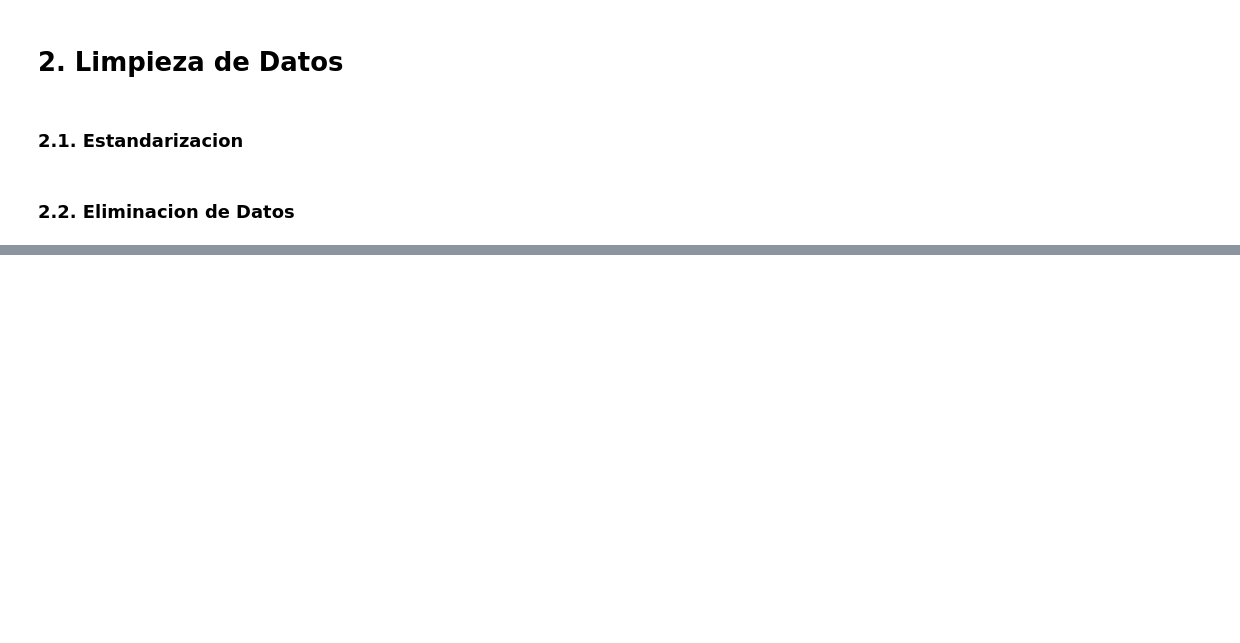
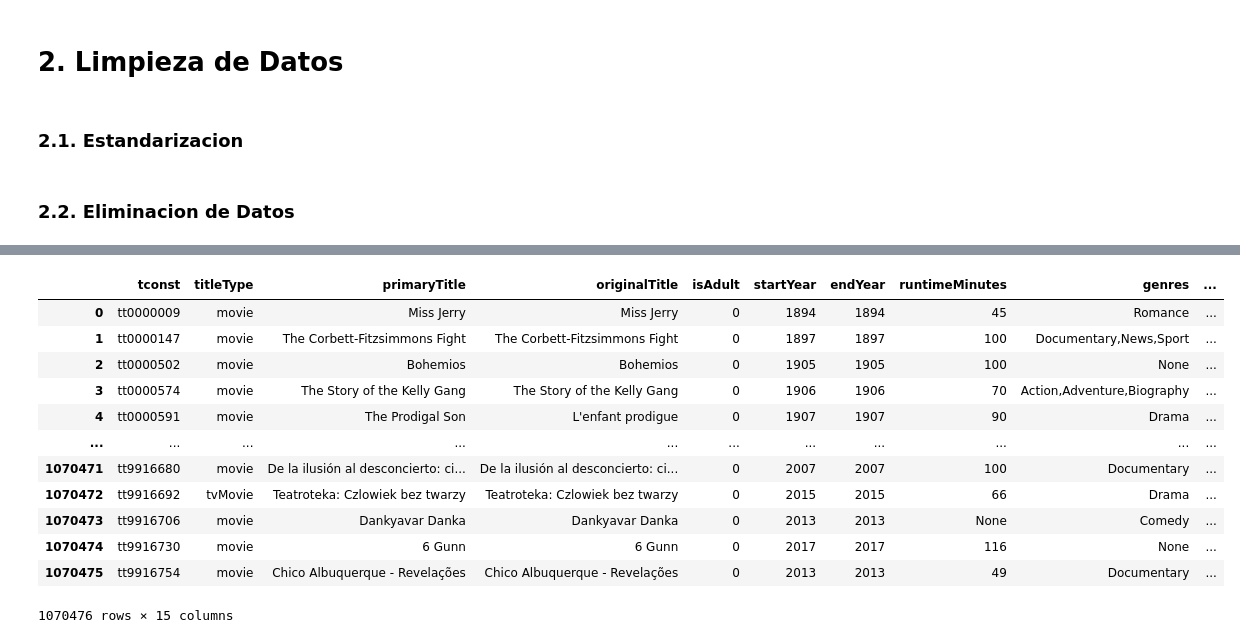
Before and after one commit to Michea1023/Cinema, a Jupyter notebook: ETL.ipynb, the cells around one changed output, grey strips where cells are left out. Cells and saved outputs as stored; diff of their text form; code cells hidden in the pictures; blank space fills up the shorter version.

```diff
--- a/ETL.ipynb
+++ b/ETL.ipynb
@@ -48,7 +48,22 @@ nm = nm[nm["primaryName"].notnull()] # & nm["birthYear"].notnull()
 # %%
 tt = tt[tt["titleType"].isin(["movie", "tvMiniSeries", "tvMovie", "tvSeries"])]
 tt.loc[tt['titleType'].isin(['movie', 'tvMovie']), 'endYear'] = tt.loc[tt['titleType'].isin(['movie', 'tvMovie']), 'startYear']
 tt = pd.merge(tt, rating, on="tconst", how="left")
 tt = pd.merge(tt, rev, on="tconst", how="left")
+tt
+# %% [output]
+|  | tconst | titleType | primaryTitle | originalTitle | isAdult | startYear | endYear | runtimeMinutes | genres | ... |
+| 0 | tt0000009 | movie | Miss Jerry | Miss Jerry | 0 | 1894 | 1894 | 45 | Romance | ... |
+| 1 | tt0000147 | movie | The Corbett-Fitzsimmons Fight | The Corbett-Fitzsimmons Fight | 0 | 1897 | 1897 | 100 | Documentary,News,Sport | ... |
+| 2 | tt0000502 | movie | Bohemios | Bohemios | 0 | 1905 | 1905 | 100 | None | ... |
+| 3 | tt0000574 | movie | The Story of the Kelly Gang | The Story of the Kelly Gang | 0 | 1906 | 1906 | 70 | Action,Adventure,Biography | ... |
+| 4 | tt0000591 | movie | The Prodigal Son | L'enfant prodigue | 0 | 1907 | 1907 | 90 | Drama | ... |
+| ... | ... | ... | ... | ... | ... | ... | ... | ... | ... | ... |
+| 1070471 | tt9916680 | movie | De la ilusión al desconcierto: ci... | De la ilusión al desconcierto: ci... | 0 | 2007 | 2007 | 100 | Documentary | ... |
+| 1070472 | tt9916692 | tvMovie | Teatroteka: Czlowiek bez twarzy | Teatroteka: Czlowiek bez twarzy | 0 | 2015 | 2015 | 66 | Drama | ... |
+| 1070473 | tt9916706 | movie | Dankyavar Danka | Dankyavar Danka | 0 | 2013 | 2013 | None | Comedy | ... |
+| 1070474 | tt9916730 | movie | 6 Gunn | 6 Gunn | 0 | 2017 | 2017 | 116 | None | ... |
+| 1070475 | tt9916754 | movie | Chico Albuquerque - Revelações | Chico Albuquerque - Revelações | 0 | 2013 | 2013 | 49 | Documentary | ... |
+1070476 rows × 15 columns
 # %%
 professions = nm[["nconst", "primaryProfession"]]
```
Also changed, not shown: parts of 16 cells of this notebook, 1 other file.
